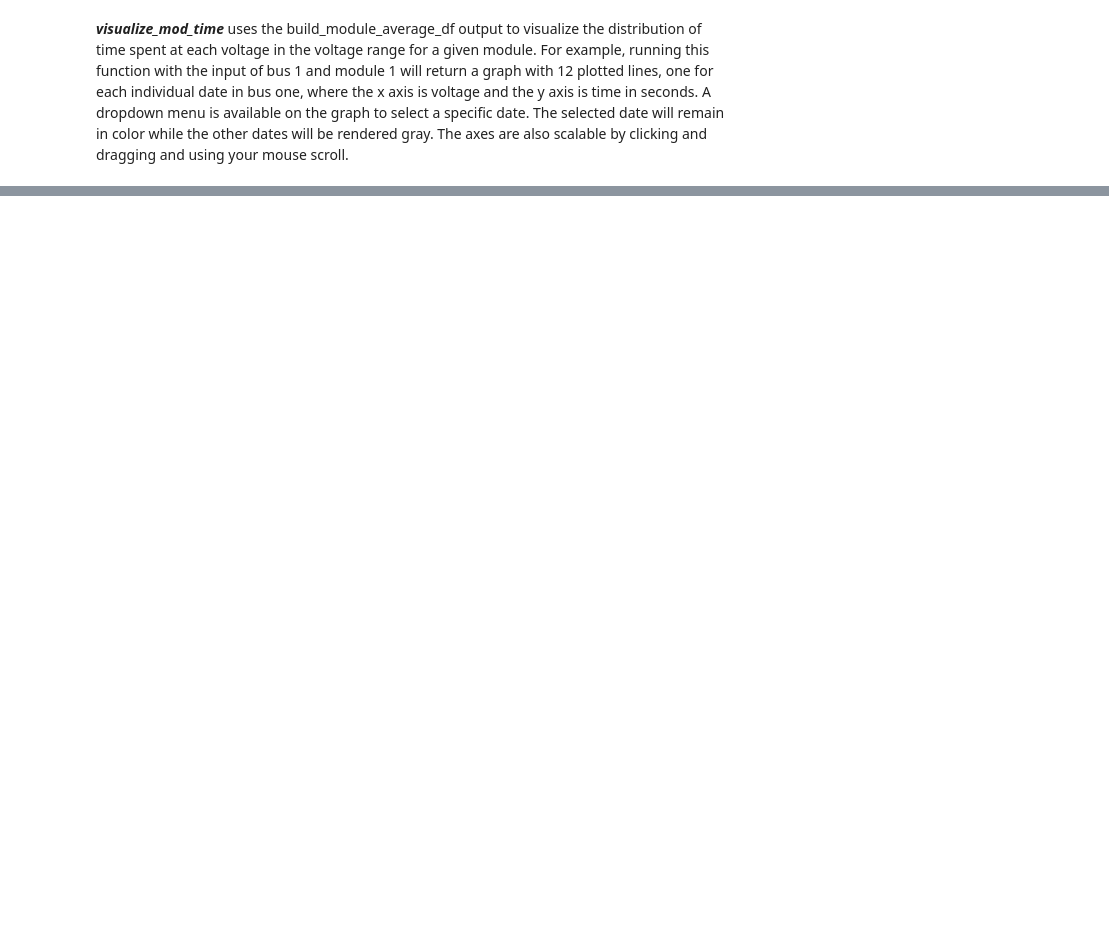
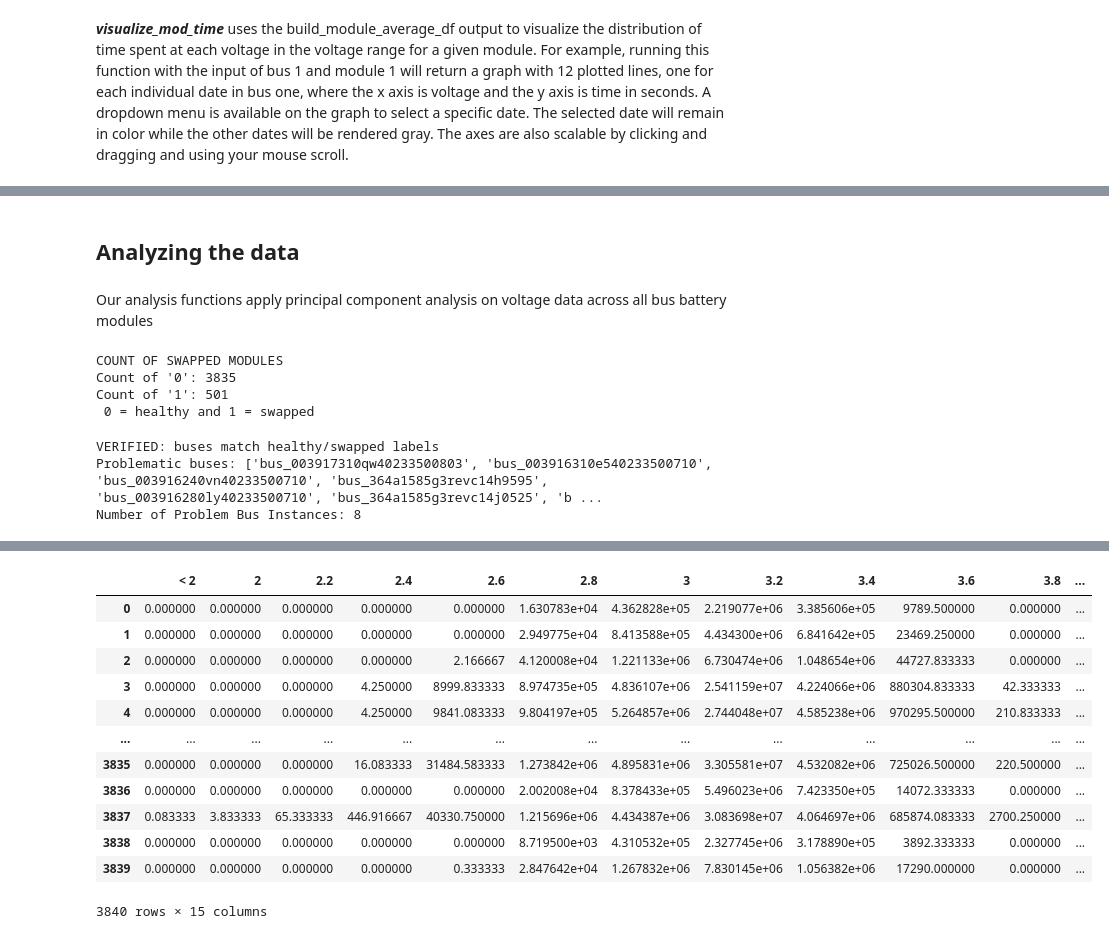
Before and after one commit to TheBattCave/TheBattmobile, a Jupyter notebook: examples/Example_notebook.ipynb, the cells around one changed output, grey strips where cells are left out. Saved outputs shown, nothing was run; the diff lists cells and outputs as text; code cells hidden in the pictures; blank space fills up the shorter version.

Commit message:
analysis.py examples

```diff
--- a/examples/Example_notebook.ipynb
+++ b/examples/Example_notebook.ipynb
@@ -229,3 +229,24 @@ alfred.mod_change_statistics(directory)
 alfred.visualize_mod_time(directory, 'bus_0039142903b40233500710/', 1)
 # %% [output]
 [interactive output not drawn]
+# %% [markdown]
+## Analyzing the data
+# %% [markdown]
+Our analysis functions apply principal component analysis on voltage data across all bus battery modules
+# %%
+alfred.count_swapped_modules(directory)
+# %% [output]
+COUNT OF SWAPPED MODULES
+Count of '0': 3835
+Count of '1': 501
+ 0 = healthy and 1 = swapped
+# %%
+alfred.find_problem_buses(directory)
+# %% [output]
+VERIFIED: buses match healthy/swapped labels
+Problematic buses: ['bus_003917310qw40233500803', 'bus_003916310e540233500710', 'bus_003916240vn40233500710', 'bus_364a1585g3revc14h9595', 'bus_003916280ly40233500710', 'bus_364a1585g3revc14j0525', 'b ...
+Number of Problem Bus Instances: 8
+# %%
+%%time
+alfred.build_all_voltages_df(directory)
+# %% [output]
@@ -231,0 +255,13 @@ alfred.visualize_mod_time(directory, 'bus_0039142903b40233500710/', 1)
+|  | < 2 | 2 | 2.2 | 2.4 | 2.6 | 2.8 | 3 | 3.2 | 3.4 | 3.6 | 3.8 | ... |
+| 0 | 0.000000 | 0.000000 | 0.000000 | 0.000000 | 0.000000 | 1.630783e+04 | 4.362828e+05 | 2.219077e+06 | 3.385606e+05 | 9789.500000 | 0.000000 | ... |
+| 1 | 0.000000 | 0.000000 | 0.000000 | 0.000000 | 0.000000 | 2.949775e+04 | 8.413588e+05 | 4.434300e+06 | 6.841642e+05 | 23469.250000 | 0.000000 | ... |
+| 2 | 0.000000 | 0.000000 | 0.000000 | 0.000000 | 2.166667 | 4.120008e+04 | 1.221133e+06 | 6.730474e+06 | 1.048654e+06 | 44727.833333 | 0.000000 | ... |
+| 3 | 0.000000 | 0.000000 | 0.000000 | 4.250000 | 8999.833333 | 8.974735e+05 | 4.836107e+06 | 2.541159e+07 | 4.224066e+06 | 880304.833333 | 42.333333 | ... |
+| 4 | 0.000000 | 0.000000 | 0.000000 | 4.250000 | 9841.083333 | 9.804197e+05 | 5.264857e+06 | 2.744048e+07 | 4.585238e+06 | 970295.500000 | 210.833333 | ... |
+| ... | ... | ... | ... | ... | ... | ... | ... | ... | ... | ... | ... | ... |
+| 3835 | 0.000000 | 0.000000 | 0.000000 | 16.083333 | 31484.583333 | 1.273842e+06 | 4.895831e+06 | 3.305581e+07 | 4.532082e+06 | 725026.500000 | 220.500000 | ... |
+| 3836 | 0.000000 | 0.000000 | 0.000000 | 0.000000 | 0.000000 | 2.002008e+04 | 8.378433e+05 | 5.496023e+06 | 7.423350e+05 | 14072.333333 | 0.000000 | ... |
+| 3837 | 0.083333 | 3.833333 | 65.333333 | 446.916667 | 40330.750000 | 1.215696e+06 | 4.434387e+06 | 3.083698e+07 | 4.064697e+06 | 685874.083333 | 2700.250000 | ... |
+| 3838 | 0.000000 | 0.000000 | 0.000000 | 0.000000 | 0.000000 | 8.719500e+03 | 4.310532e+05 | 2.327745e+06 | 3.178890e+05 | 3892.333333 | 0.000000 | ... |
+| 3839 | 0.000000 | 0.000000 | 0.000000 | 0.000000 | 0.333333 | 2.847642e+04 | 1.267832e+06 | 7.830145e+06 | 1.056382e+06 | 17290.000000 | 0.000000 | ... |
+3840 rows × 15 columns
```
Also changed, not shown: parts of 7 cells of this notebook.
